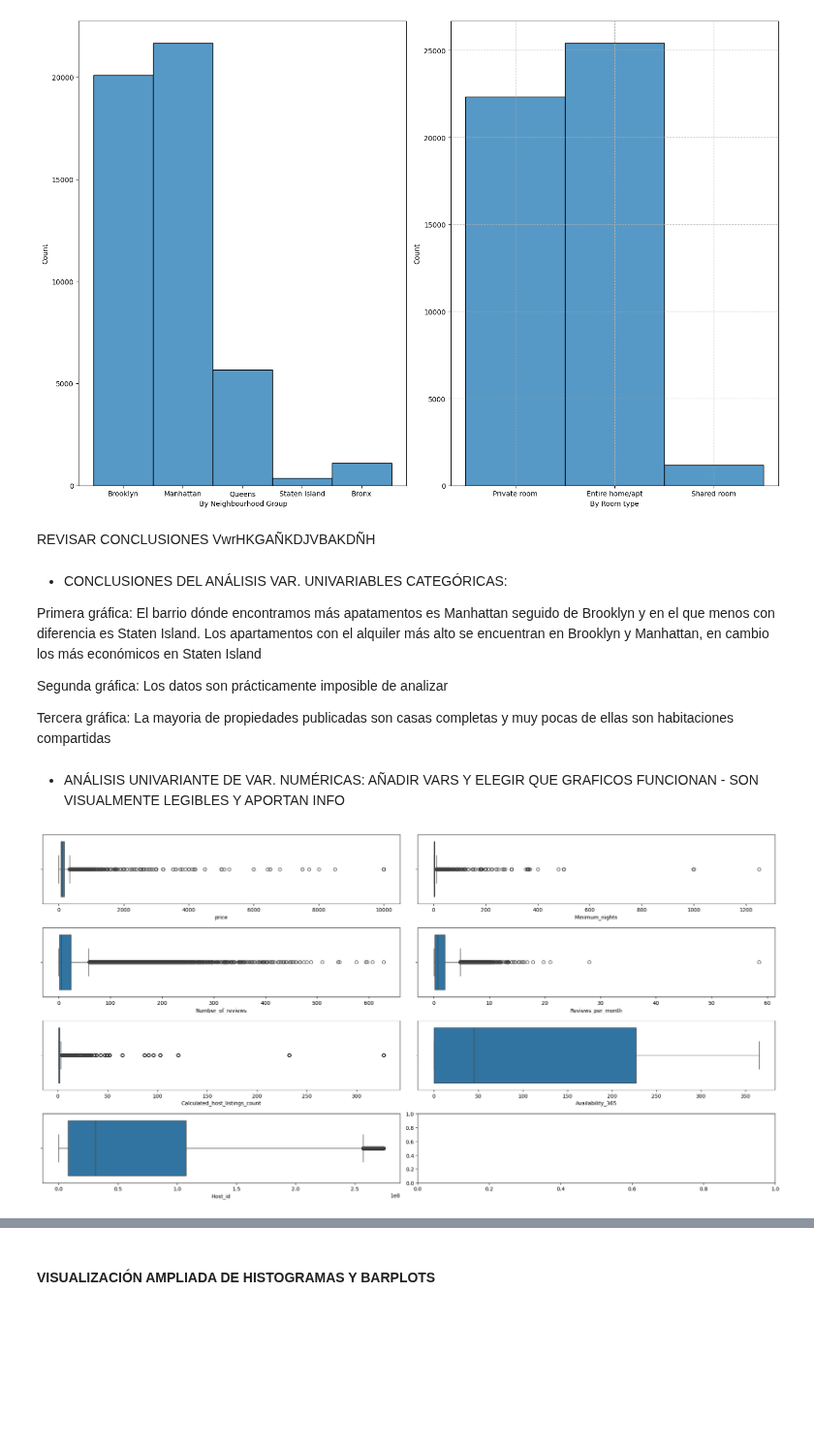
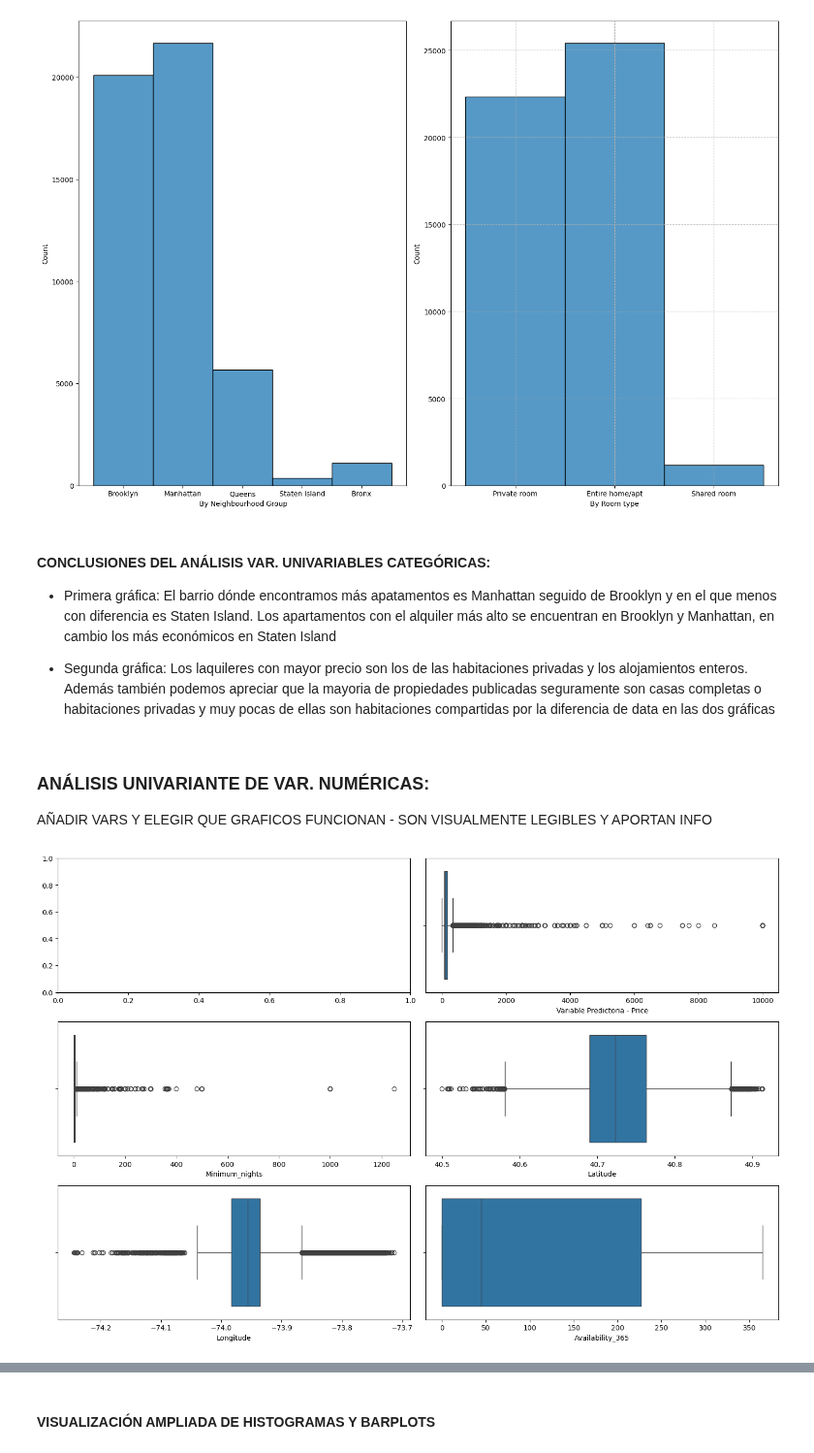
Before and after one commit to 4GeeksAcademy/CristinaChico_EDA, a Jupyter notebook: src/explore.ipynb, the cells around one changed output, grey strips where cells are left out. Shown at 97% size. Drawn from its saved outputs; the diff is of its cells as text; code cells hidden in the pictures; blank space fills up the shorter version.

```diff
--- a/src/explore.ipynb
+++ b/src/explore.ipynb
@@ -77,6 +81,6 @@ Al eliminar la columna identificadora no se encuentran duplicados pero al compro
 # %% [markdown]
 * ELIMINAR INFO IRRELEVANTE
 # %%
-total_data.drop(["id","name","host_name","latitude","longitude","last_review","neighbourhood"], axis = 1, inplace = True)
+total_data.drop(["id","name","host_name","host_id","last_review","reviews_per_month","number_of_reviews","calculated_host_listings_count","neighbourhood"], axis = 1, inplace = True)
 total_data.head()
 # %% [output]
@@ -123,39 +126,32 @@ plt.grid(True, linestyle = '--')
 plt.show()
 # %% [output]
 [figure]
-# %% [markdown]
-REVISAR CONCLUSIONES VwrHKGAÑKDJVBAKDÑH
 # %% [markdown]
-* CONCLUSIONES DEL ANÁLISIS VAR. UNIVARIABLES CATEGÓRICAS:
+#### CONCLUSIONES DEL ANÁLISIS VAR. UNIVARIABLES CATEGÓRICAS:
 
-Primera gráfica: El barrio dónde encontramos más apatamentos es Manhattan seguido de Brooklyn y en el que menos con diferencia es Staten Island. Los apartamentos con el alquiler más alto se encuentran en Brooklyn y Manhattan, en cambio los más económicos en Staten Island
+* Primera gráfica: El barrio dónde encontramos más apatamentos es Manhattan seguido de Brooklyn y en el que menos con diferencia es Staten Island. Los apartamentos con el alquiler más alto se encuentran en Brooklyn y Manhattan, en cambio los más económicos en Staten Island
 
-Segunda gráfica: Los datos son prácticamente imposible de analizar
-
-Tercera gráfica: La mayoria de propiedades publicadas son casas completas y muy pocas de ellas son habitaciones compartidas
+* Segunda gráfica: Los laquileres con mayor precio son los de las habitaciones privadas y los alojamientos enteros. Además también podemos apreciar que la mayoria de propiedades publicadas seguramente son casas completas o habitaciones privadas y muy pocas de ellas son habitaciones compartidas por la diferencia de data en las dos gráficas
 # %% [markdown]
-* ANÁLISIS UNIVARIANTE DE VAR. NUMÉRICAS:
+### ANÁLISIS UNIVARIANTE DE VAR. NUMÉRICAS:
+
+
 AÑADIR VARS Y ELEGIR QUE GRAFICOS FUNCIONAN - SON VISUALMENTE LEGIBLES Y APORTAN INFO
 # %%
-fig, axis = plt.subplots(4, 2, figsize = (20, 10))
+fig, axis = plt.subplots(3, 2, figsize = (15, 10))
 
-sns.boxplot(ax = axis[0, 0], data = total_data, x = "price")
+sns.boxplot(ax = axis[0, 1], data = total_data, x = "price").set(xlabel = "Variable Predictoria - Price")
 
-sns.boxplot(ax = axis[0, 1], data = total_data, x = "minimum_nights").set(xlabel = "Minimum_nights")
+sns.boxplot(ax = axis[1, 0], data = total_data, x = "minimum_nights").set(xlabel = "Minimum_nights")
 
-sns.boxplot(ax = axis[1, 0], data = total_data, x = "number_of_reviews").set(xlabel = "Number_of_reviews")
+sns.boxplot(ax = axis[1, 1], data = total_data, x = "latitude").set(xlabel = "Latitude")
 
-sns.boxplot(ax = axis[1, 1], data = total_data, x = "reviews_per_month").set(xlabel = "Reviews_per_month")
-
-sns.boxplot(ax = axis[2, 0], data = total_data, x = "calculated_host_listings_count").set(xlabel = "Calculated_host_listings_count")
+sns.boxplot(ax = axis[2, 0], data = total_data, x = "longitude").set(xlabel = "Longitude")
 
 sns.boxplot(ax = axis[2, 1], data = total_data, x = "availability_365").set(xlabel = "Availability_365")
-
-sns.boxplot(ax = axis[3, 0], data = total_data, x = "host_id").set(xlabel = "Host_id")
-
 
 plt.tight_layout()
 
 plt.show()
 # %% [output]
-[figure, old version]
+[figure, new version]
```
Also changed, not shown: parts of 42 cells of this notebook.
